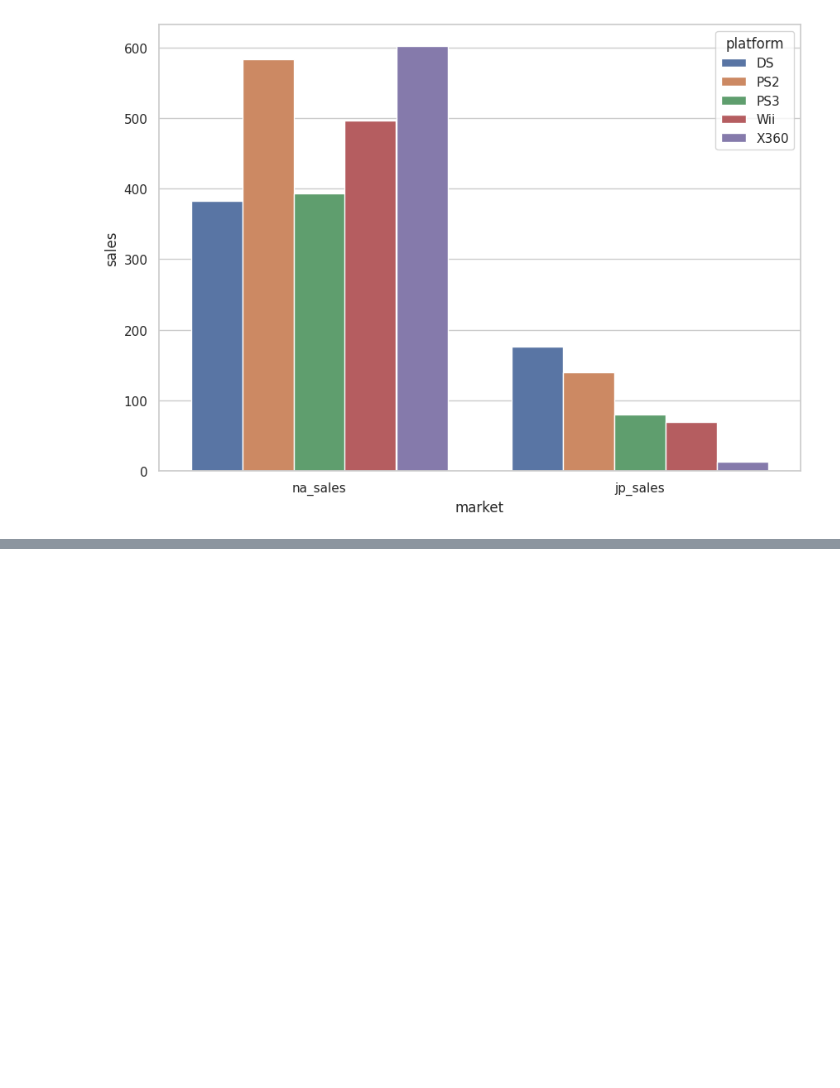
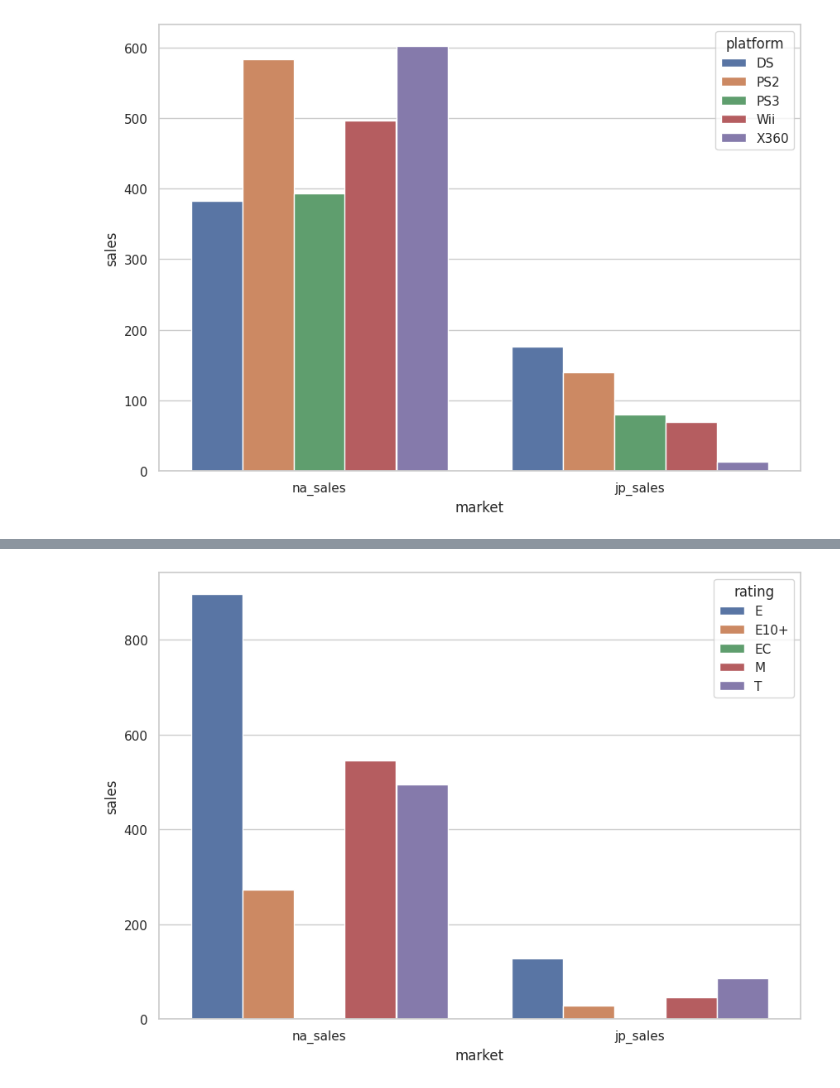
Before and after one commit to Samuelluisjuan/Proyects_Tripleten-Sprin_6_Proyect, a Jupyter notebook: Analitics_company.ipynb, the cells around one changed output, grey strips where cells are left out. Cells and saved outputs as stored; diff of their text form; code cells hidden in the pictures; blank space fills up the shorter version.

```diff
--- a/Analitics_company.ipynb
+++ b/Analitics_company.ipynb
@@ -533,0 +581,5 @@ sns.barplot(market_sales, x='market', y='sales', hue='platform')
+# %%
+#Creamos un df llamado rating_sales y agrupamos las columnas rating y na_sales, jp_sale
+rating_sales =  games.groupby('rating').agg({'na_sales': 'sum',
+                                               'jp_sales':'sum'}).reset_index()
+rating_sales
@@ -533,0 +593,4 @@ sns.barplot(market_sales, x='market', y='sales', hue='platform')
+# %%
+# Convertimos la columnas market en las ventas de na_sales y jp_sales, y en sales sus ventas numericas
+rating_sales = pd.melt(rating_sales, id_vars = ['rating'], value_vars = ['na_sales', 'jp_sales'], var_name = 'market', value_name = 'sales')
+rating_sales
@@ -533,0 +609,7 @@ sns.barplot(market_sales, x='market', y='sales', hue='platform')
+# %%
+# Creamos un grafico de barras con el df rating_sales
+plt.figure(figsize=(10, 7))
+sns.barplot(data=rating_sales, x='market', y='sales', hue='rating')
+plt.show()
+# %% [output]
+[figure, added]
```
Also changed, not shown: parts of 39 cells of this notebook, 1 other file.
